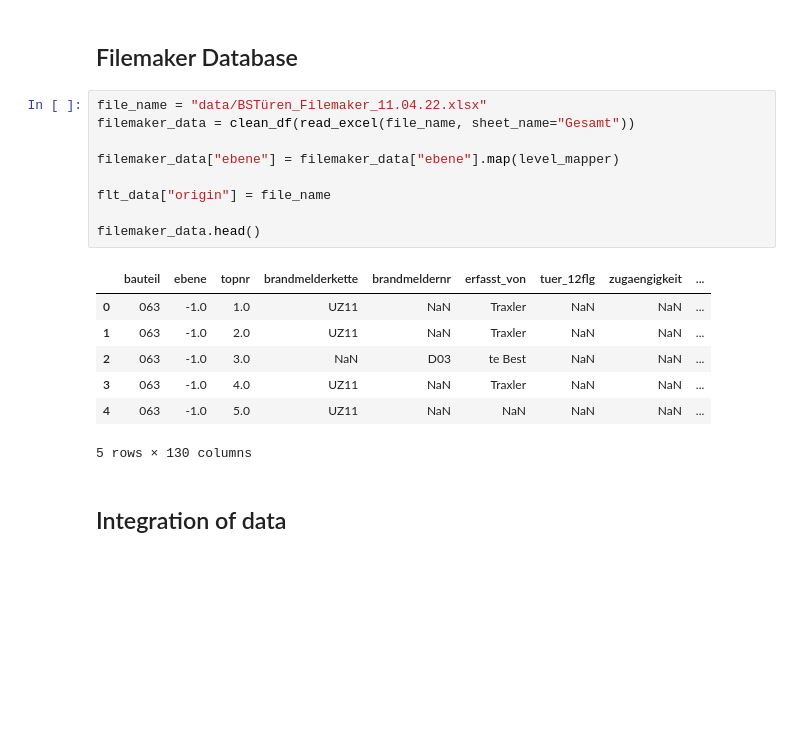
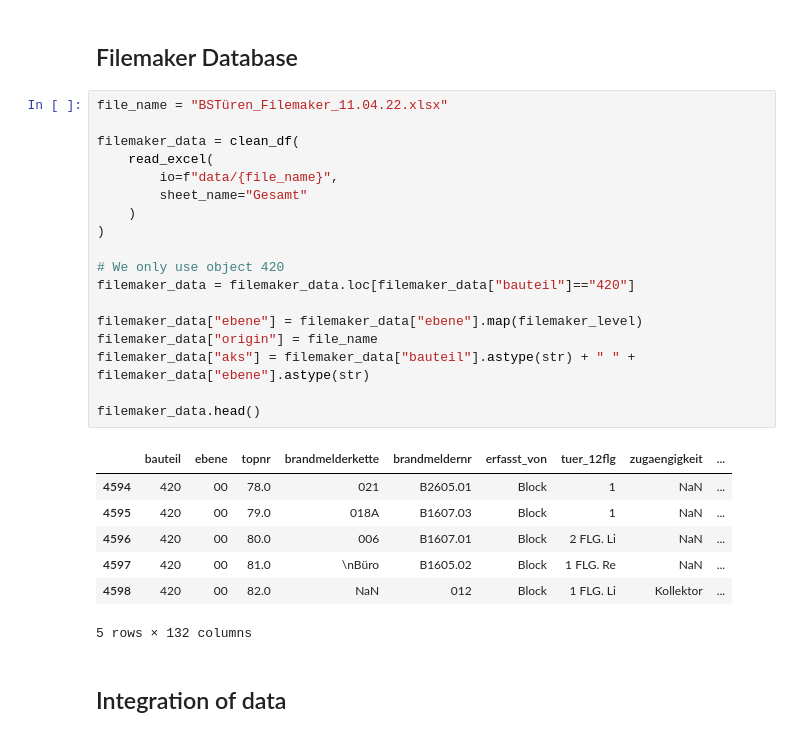
Before and after one commit to mckoh/vie-doors, a Jupyter notebook: sandbox.ipynb, the cells around one changed output. Drawn from its saved outputs; the diff is of its cells as text; blank space fills up the shorter version.

```diff
--- a/sandbox.ipynb
+++ b/sandbox.ipynb
@@ -219,21 +255,30 @@ flt_data.head(5)
 # %% [markdown]
 ## Filemaker Database
 # %%
-file_name = "data/BSTüren_Filemaker_11.04.22.xlsx"
-filemaker_data = clean_df(read_excel(file_name, sheet_name="Gesamt"))
+file_name = "BSTüren_Filemaker_11.04.22.xlsx"
 
-filemaker_data["ebene"] = filemaker_data["ebene"].map(level_mapper)
+filemaker_data = clean_df(
+    read_excel(
+        io=f"data/{file_name}",
+        sheet_name="Gesamt"
+    )
+)
 
-flt_data["origin"] = file_name
+# We only use object 420
+filemaker_data = filemaker_data.loc[filemaker_data["bauteil"]=="420"]
+
+filemaker_data["ebene"] = filemaker_data["ebene"].map(filemaker_level)
+filemaker_data["origin"] = file_name
+filemaker_data["aks"] = filemaker_data["bauteil"].astype(str) + " " + filemaker_data["ebene"].astype(str)
 
 filemaker_data.head()
 # %% [output]
 |  | bauteil | ebene | topnr | brandmelderkette | brandmeldernr | erfasst_von | tuer_12flg | zugaengigkeit | ... |
-| 0 | 063 | -1.0 | 1.0 | UZ11 | NaN | Traxler | NaN | NaN | ... |
-| 1 | 063 | -1.0 | 2.0 | UZ11 | NaN | Traxler | NaN | NaN | ... |
-| 2 | 063 | -1.0 | 3.0 | NaN | D03 | te Best | NaN | NaN | ... |
-| 3 | 063 | -1.0 | 4.0 | UZ11 | NaN | Traxler | NaN | NaN | ... |
-| 4 | 063 | -1.0 | 5.0 | UZ11 | NaN | NaN | NaN | NaN | ... |
+| 4594 | 420 | 00 | 78.0 | 021 | B2605.01 | Block | 1 | NaN | ... |
+| 4595 | 420 | 00 | 79.0 | 018A | B1607.03 | Block | 1 | NaN | ... |
+| 4596 | 420 | 00 | 80.0 | 006 | B1607.01 | Block | 2 FLG. Li | NaN | ... |
+| 4597 | 420 | 00 | 81.0 | \nBüro | B1605.02 | Block | 1 FLG. Re | NaN | ... |
+| 4598 | 420 | 00 | 82.0 | NaN | 012 | Block | 1 FLG. Li | Kollektor | ... |
-5 rows × 130 columns
+5 rows × 132 columns
 # %% [markdown]
 ## Integration of data
```
Also changed, not shown: parts of 8 cells of this notebook.
